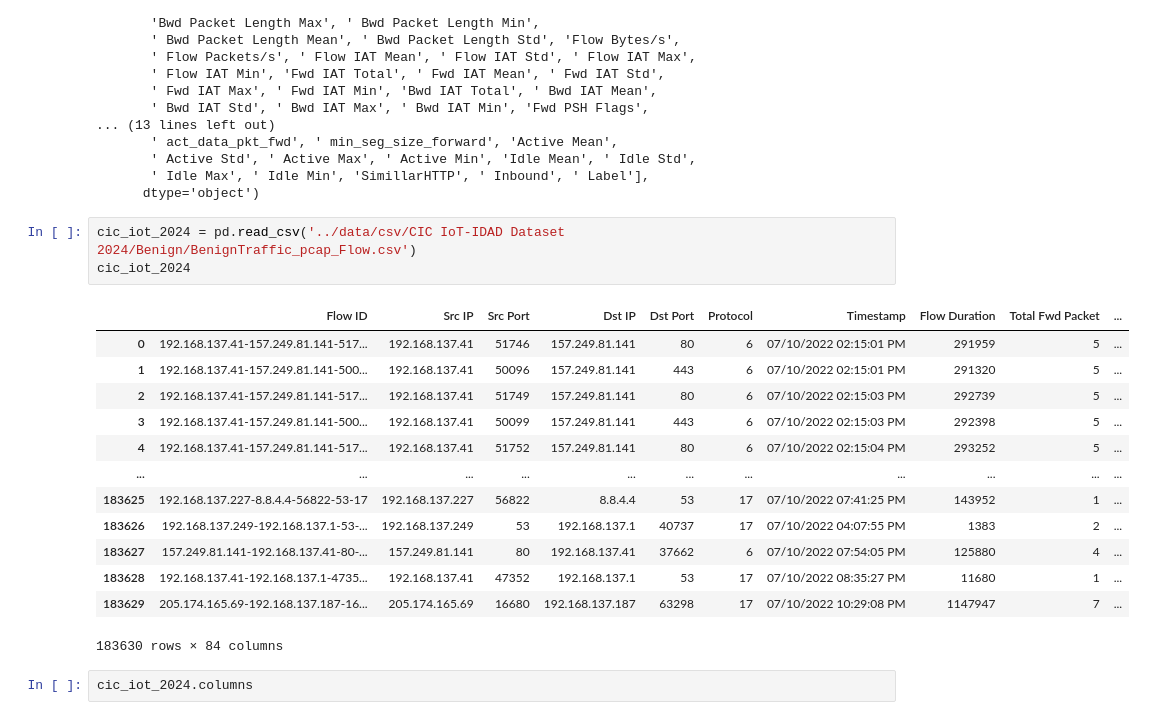
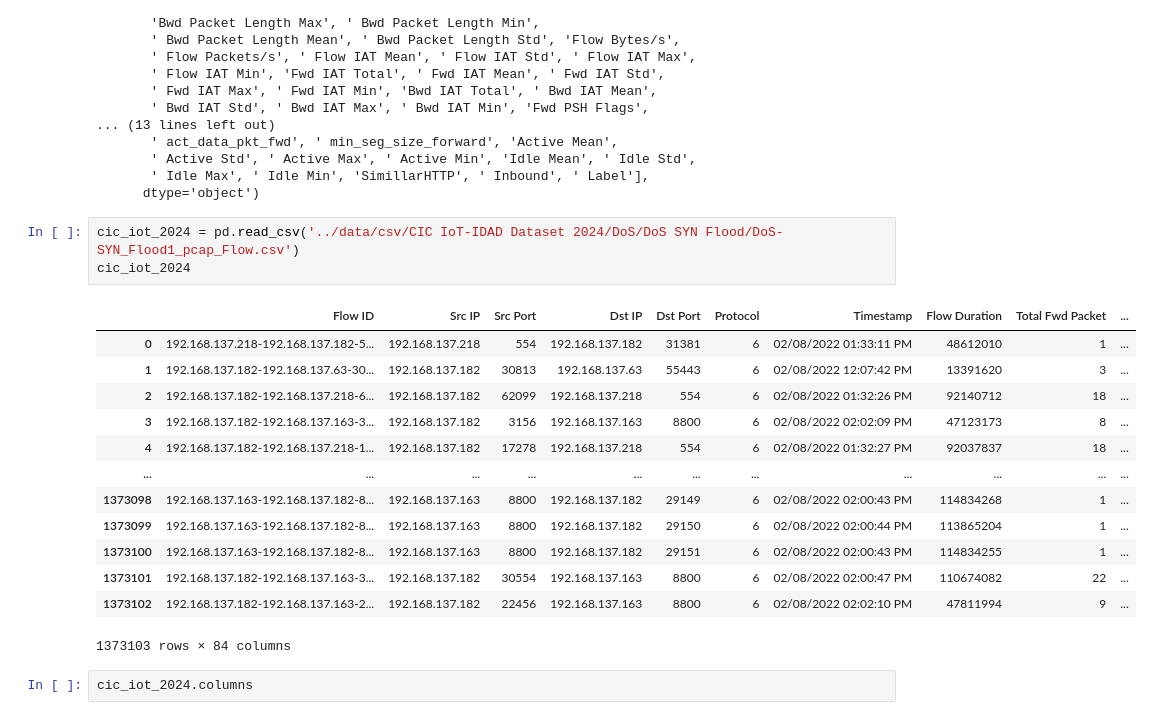
Before and after one commit to luiz-linkezio/A-Hierarchical-Solution-based-on-MEC-and-IoT-for-Cyberattack-Detection-in-6G-Networks, a Jupyter notebook: notebooks/data_pre-analysis.ipynb, the cells around one changed output. Drawn from its saved outputs; the diff is of its cells as text.

```diff
--- a/notebooks/data_pre-analysis.ipynb
+++ b/notebooks/data_pre-analysis.ipynb
@@ -179,22 +179,22 @@ Index(['Unnamed: 0', 'Flow ID', ' Source IP', ' Source Port',
        ' Idle Max', ' Idle Min', 'SimillarHTTP', ' Inbound', ' Label'],
       dtype='object')
 # %%
-cic_iot_2024 = pd.read_csv('../data/csv/CIC IoT-IDAD Dataset 2024/Benign/BenignTraffic_pcap_Flow.csv')
+cic_iot_2024 = pd.read_csv('../data/csv/CIC IoT-IDAD Dataset 2024/DoS/DoS SYN Flood/DoS-SYN_Flood1_pcap_Flow.csv')
 cic_iot_2024
 # %% [output]
 |  | Flow ID | Src IP | Src Port | Dst IP | Dst Port | Protocol | Timestamp | Flow Duration | Total Fwd Packet | ... |
-| 0 | 192.168.137.41-157.249.81.141-517... | 192.168.137.41 | 51746 | 157.249.81.141 | 80 | 6 | 07/10/2022 02:15:01 PM | 291959 | 5 | ... |
-| 1 | 192.168.137.41-157.249.81.141-500... | 192.168.137.41 | 50096 | 157.249.81.141 | 443 | 6 | 07/10/2022 02:15:01 PM | 291320 | 5 | ... |
-| 2 | 192.168.137.41-157.249.81.141-517... | 192.168.137.41 | 51749 | 157.249.81.141 | 80 | 6 | 07/10/2022 02:15:03 PM | 292739 | 5 | ... |
-| 3 | 192.168.137.41-157.249.81.141-500... | 192.168.137.41 | 50099 | 157.249.81.141 | 443 | 6 | 07/10/2022 02:15:03 PM | 292398 | 5 | ... |
-| 4 | 192.168.137.41-157.249.81.141-517... | 192.168.137.41 | 51752 | 157.249.81.141 | 80 | 6 | 07/10/2022 02:15:04 PM | 293252 | 5 | ... |
+| 0 | 192.168.137.218-192.168.137.182-5... | 192.168.137.218 | 554 | 192.168.137.182 | 31381 | 6 | 02/08/2022 01:33:11 PM | 48612010 | 1 | ... |
+| 1 | 192.168.137.182-192.168.137.63-30... | 192.168.137.182 | 30813 | 192.168.137.63 | 55443 | 6 | 02/08/2022 12:07:42 PM | 13391620 | 3 | ... |
+| 2 | 192.168.137.182-192.168.137.218-6... | 192.168.137.182 | 62099 | 192.168.137.218 | 554 | 6 | 02/08/2022 01:32:26 PM | 92140712 | 18 | ... |
+| 3 | 192.168.137.182-192.168.137.163-3... | 192.168.137.182 | 3156 | 192.168.137.163 | 8800 | 6 | 02/08/2022 02:02:09 PM | 47123173 | 8 | ... |
+| 4 | 192.168.137.182-192.168.137.218-1... | 192.168.137.182 | 17278 | 192.168.137.218 | 554 | 6 | 02/08/2022 01:32:27 PM | 92037837 | 18 | ... |
 | ... | ... | ... | ... | ... | ... | ... | ... | ... | ... | ... |
-| 183625 | 192.168.137.227-8.8.4.4-56822-53-17 | 192.168.137.227 | 56822 | 8.8.4.4 | 53 | 17 | 07/10/2022 07:41:25 PM | 143952 | 1 | ... |
-| 183626 | 192.168.137.249-192.168.137.1-53-... | 192.168.137.249 | 53 | 192.168.137.1 | 40737 | 17 | 07/10/2022 04:07:55 PM | 1383 | 2 | ... |
-| 183627 | 157.249.81.141-192.168.137.41-80-... | 157.249.81.141 | 80 | 192.168.137.41 | 37662 | 6 | 07/10/2022 07:54:05 PM | 125880 | 4 | ... |
-| 183628 | 192.168.137.41-192.168.137.1-4735... | 192.168.137.41 | 47352 | 192.168.137.1 | 53 | 17 | 07/10/2022 08:35:27 PM | 11680 | 1 | ... |
-| 183629 | 205.174.165.69-192.168.137.187-16... | 205.174.165.69 | 16680 | 192.168.137.187 | 63298 | 17 | 07/10/2022 10:29:08 PM | 1147947 | 7 | ... |
+| 1373098 | 192.168.137.163-192.168.137.182-8... | 192.168.137.163 | 8800 | 192.168.137.182 | 29149 | 6 | 02/08/2022 02:00:43 PM | 114834268 | 1 | ... |
+| 1373099 | 192.168.137.163-192.168.137.182-8... | 192.168.137.163 | 8800 | 192.168.137.182 | 29150 | 6 | 02/08/2022 02:00:44 PM | 113865204 | 1 | ... |
+| 1373100 | 192.168.137.163-192.168.137.182-8... | 192.168.137.163 | 8800 | 192.168.137.182 | 29151 | 6 | 02/08/2022 02:00:43 PM | 114834255 | 1 | ... |
+| 1373101 | 192.168.137.182-192.168.137.163-3... | 192.168.137.182 | 30554 | 192.168.137.163 | 8800 | 6 | 02/08/2022 02:00:47 PM | 110674082 | 22 | ... |
+| 1373102 | 192.168.137.182-192.168.137.163-2... | 192.168.137.182 | 22456 | 192.168.137.163 | 8800 | 6 | 02/08/2022 02:02:10 PM | 47811994 | 9 | ... |
-183630 rows × 84 columns
+1373103 rows × 84 columns
 # %%
 cic_iot_2024.columns
 # %% [output]
```
Also changed, not shown: parts of 8 cells of this notebook.
